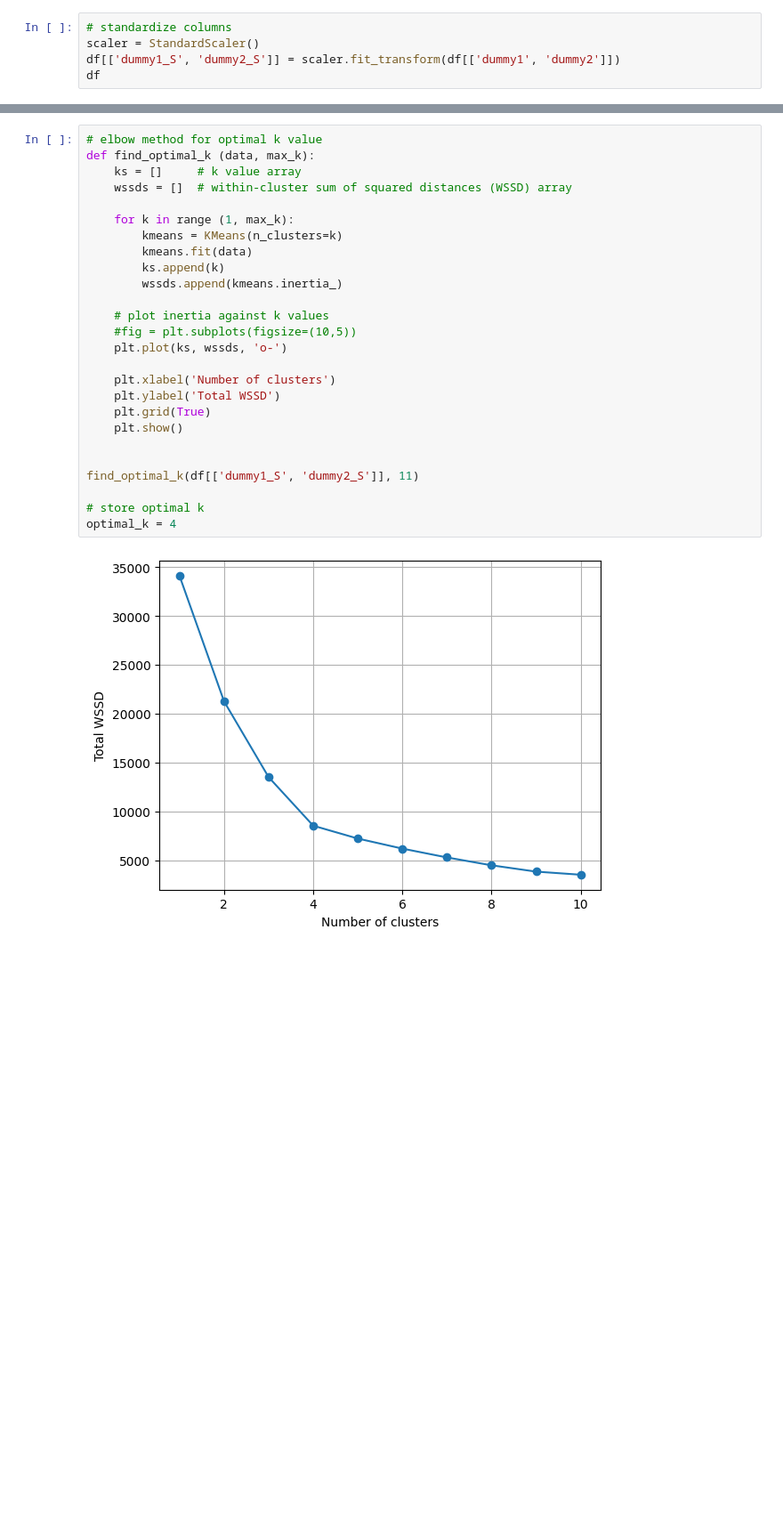
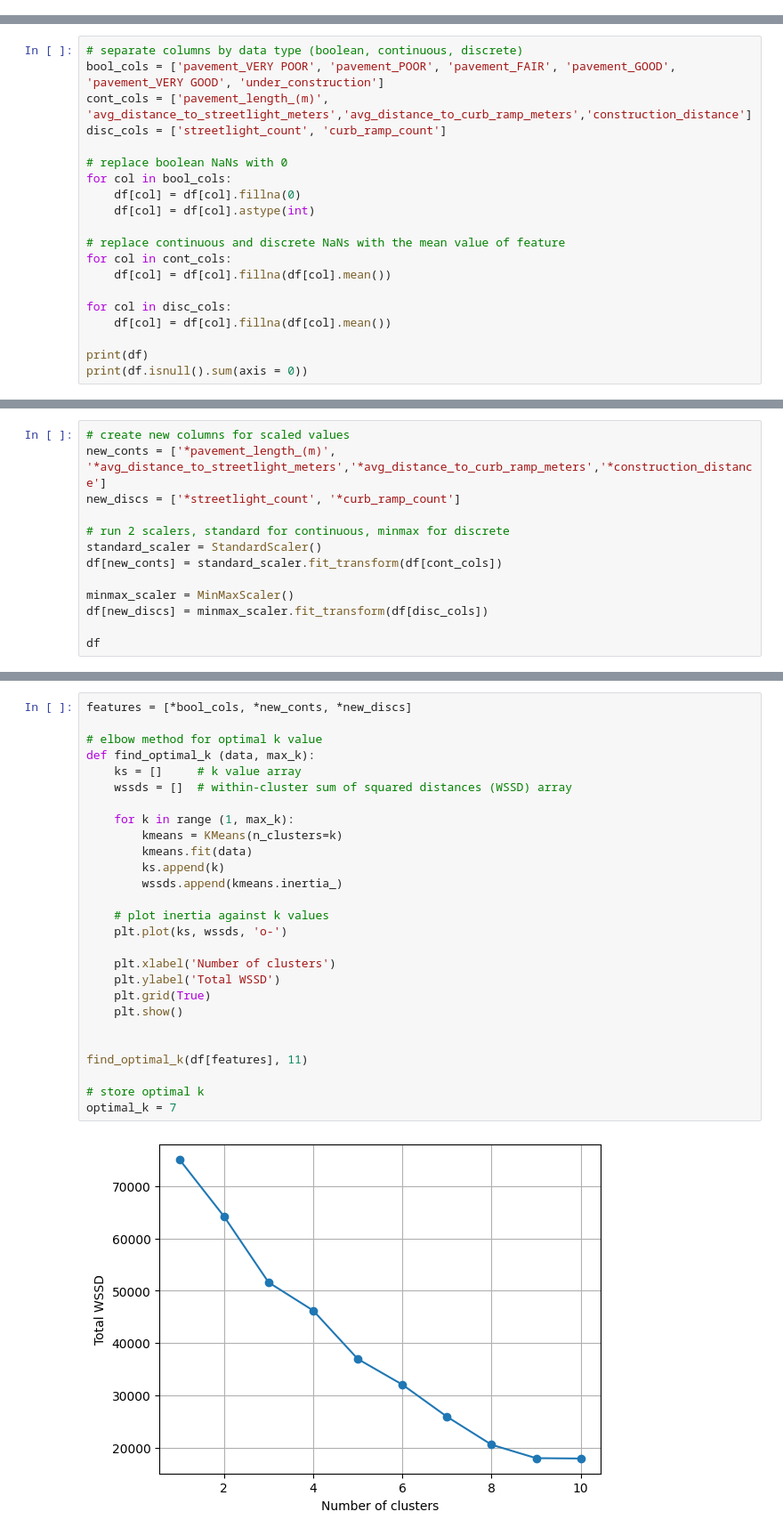
Before and after one commit to maishaSupritee/AI4GoodLab-Project, a Jupyter notebook: kmeans.ipynb, the cells around one changed output, grey strips where cells are left out. Shown at 89% size. Cells and saved outputs as stored; diff of their text form; blank space fills up the shorter version.

Commit message:
Ran K-means clustering with k=7

```diff
--- a/kmeans.ipynb
+++ b/kmeans.ipynb
@@ -30,5 +33,0 @@ df.describe()
-# %%
-# standardize columns
-scaler = StandardScaler()
-df[['dummy1_S', 'dummy2_S']] = scaler.fit_transform(df[['dummy1', 'dummy2']])
-df
@@ -48,0 +34,20 @@ df
+# %%
+# separate columns by data type (boolean, continuous, discrete)
+bool_cols = ['pavement_VERY POOR', 'pavement_POOR', 'pavement_FAIR', 'pavement_GOOD', 'pavement_VERY GOOD', 'under_construction']
+cont_cols = ['pavement_length_(m)', 'avg_distance_to_streetlight_meters','avg_distance_to_curb_ramp_meters','construction_distance']
+disc_cols = ['streetlight_count', 'curb_ramp_count']
+
+# replace boolean NaNs with 0
+for col in bool_cols:
+    df[col] = df[col].fillna(0)
+    df[col] = df[col].astype(int)
+
+# replace continuous and discrete NaNs with the mean value of feature
+for col in cont_cols:
+    df[col] = df[col].fillna(df[col].mean())
+
+for col in disc_cols:
+    df[col] = df[col].fillna(df[col].mean())
+
+print(df)
+print(df.isnull().sum(axis = 0))
@@ -48,0 +72,13 @@ df
+# %%
+# create new columns for scaled values
+new_conts = ['*pavement_length_(m)', '*avg_distance_to_streetlight_meters','*avg_distance_to_curb_ramp_meters','*construction_distance']
+new_discs = ['*streetlight_count', '*curb_ramp_count']
+
+# run 2 scalers, standard for continuous, minmax for discrete
+standard_scaler = StandardScaler()
+df[new_conts] = standard_scaler.fit_transform(df[cont_cols])
+
+minmax_scaler = MinMaxScaler()
+df[new_discs] = minmax_scaler.fit_transform(df[disc_cols])
+
+df
@@ -49,30 +99,31 @@ df
 # %%
+features = [*bool_cols, *new_conts, *new_discs]
+
 # elbow method for optimal k value
 def find_optimal_k (data, max_k):
     ks = []     # k value array
     wssds = []  # within-cluster sum of squared distances (WSSD) array
 
     for k in range (1, max_k):
         kmeans = KMeans(n_clusters=k)
         kmeans.fit(data)
         ks.append(k)
         wssds.append(kmeans.inertia_)
 
     # plot inertia against k values
-    #fig = plt.subplots(figsize=(10,5))
     plt.plot(ks, wssds, 'o-')
 
     plt.xlabel('Number of clusters')
     plt.ylabel('Total WSSD')
     plt.grid(True)
     plt.show()
 
 
-find_optimal_k(df[['dummy1_S', 'dummy2_S']], 11)
+find_optimal_k(df[features], 11)
 
 # store optimal k
-optimal_k = 4
+optimal_k = 7
 # %% [output]
-[figure, old version]
+[figure, new version]
 # %%
 # run k-means clustering with optimal k
```
Also changed, not shown: parts of 10 cells of this notebook, 4 other files.
